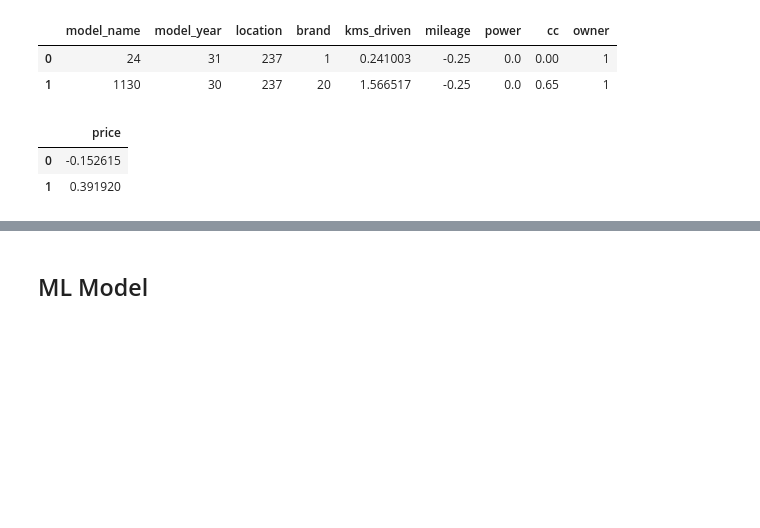
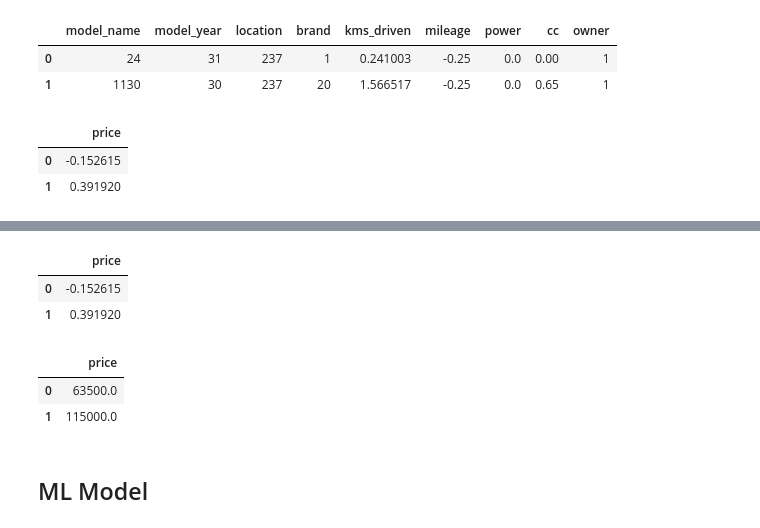
Before and after one commit to sushantkas/Pr-2-used-bikes, a Jupyter notebook: EDA.ipynb, the cells around one changed output, grey strips where cells are left out. Cells and saved outputs as stored; diff of their text form; code cells hidden in the pictures; blank space fills up the shorter version.

```diff
--- a/EDA.ipynb
+++ b/EDA.ipynb
@@ -1290,3 +1313,18 @@ y_data.head(2)
+# %%
+y_data.head(2)
+# %% [output]
+|  | price |
+| 0 | -0.152615 |
+| 1 | 0.391920 |
+# %%
+from preprocessing_d import ML_scale_tranfsormed
+tranform_inverse=ML_scale_tranfsormed(y_data)
+y_data_inverse=tranform_inverse.inverse_transform_data_y()
+y_data_inverse.head(2)
+# %% [output]
+|  | price |
+| 0 | 63500.0 |
+| 1 | 115000.0 |
 # %% [markdown]
 ## ML Model
 # %%
```
Also changed, not shown: parts of 3 cells of this notebook, 1 other file.
